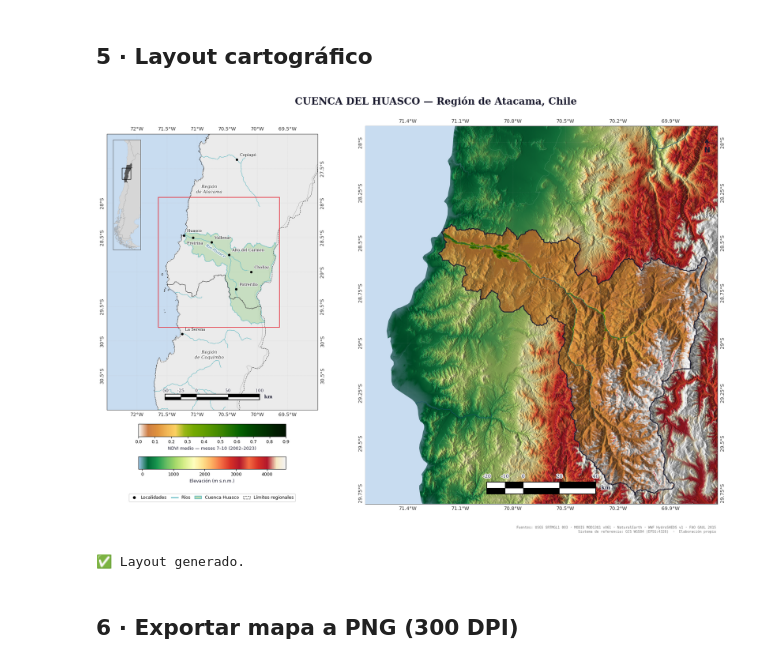
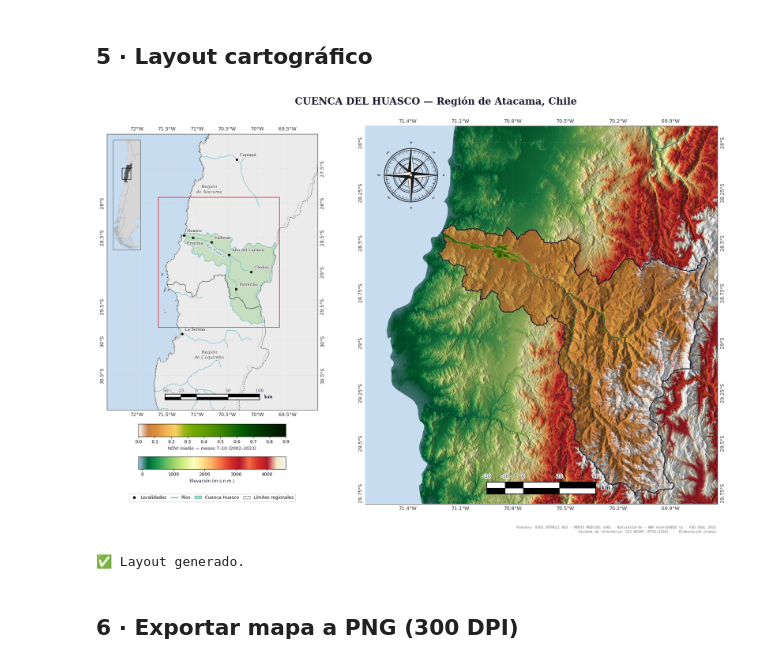
Before and after one commit to djwillichile/geoia-bloom-huasco, a Jupyter notebook: notebooks/cartografia_huasco_layout.ipynb, the cells around one changed output. Saved outputs shown, nothing was run; the diff lists cells and outputs as text; code cells hidden in the pictures.

```diff
--- a/notebooks/cartografia_huasco_layout.ipynb
+++ b/notebooks/cartografia_huasco_layout.ipynb
@@ -652,10 +966,13 @@ gl_m.yformatter = LATITUDE_FORMATTER
 gl_m.xlabel_style = {'size': 10, 'color': '#333'}
 gl_m.ylabel_style = {'size': 10, 'color': '#333', 'rotation': 90}
 
-ax_main.annotate('N', xy=(0.97, 0.97), xytext=(0.97, 0.93),
-                  xycoords='axes fraction', fontsize=15,
-                  ha='center', fontweight='bold', color='#1A1A2E',
-                  arrowprops=dict(arrowstyle='->', color='#1A1A2E', lw=2.2))
+add_north_arrow(
+    ax_main,
+    loc="top-left",
+    size=0.10,
+    pad=0.03,
+    font_size=6
+)
 
 # Panel principal
 add_scalebar(ax_main,
@@ -671,34 +988,34 @@ add_scalebar(ax_main,
 # TÍTULO Y CRÉDITOS
 # ══════════════════════════════════════════════════════════════════════════════
 fig.text(0.5, 0.965, 'CUENCA DEL HUASCO — Región de Atacama, Chile',
          ha='center', va='top', fontsize=20, fontweight='bold',
          color='#1A1A2E', fontfamily='serif')
 
 fig.text(0.9, 0.005,
     'Fuentes: USGS SRTMGL1 003 · MODIS MOD13Q1 v061 · NaturalEarth · WWF HydroSHEDS v1 · FAO GAUL 2015\n'
     'Sistema de referencia: GCS WGS84 (EPSG:4326)  ·  Elaboración propia',
     ha='right', va='bottom', fontsize=7, color='#777', fontfamily='monospace')
 
 for ax in [ax_reg, ax_main]:
     for spine in ax.spines.values():
         spine.set_edgecolor('#555')
         spine.set_linewidth(1.0)
 
 # Rotar etiquetas Y tras renderizar
 fig.canvas.draw()
 for label in gl_r.left_label_artists:
     label.set_rotation(90)
     label.set_ha('center')
     label.set_va('bottom')
 for label in gl_m.right_label_artists:
     label.set_rotation(90)
     label.set_ha('center')
     label.set_va('bottom')
 
 plt.show()
 print('✅ Layout generado.')
 # %% [output]
-[figure, old version]
+[figure, new version]
 ✅ Layout generado.
 # %% [markdown]
 ## 6 · Exportar mapa a PNG (300 DPI)
```
Also changed, not shown: parts of 2 cells of this notebook.
